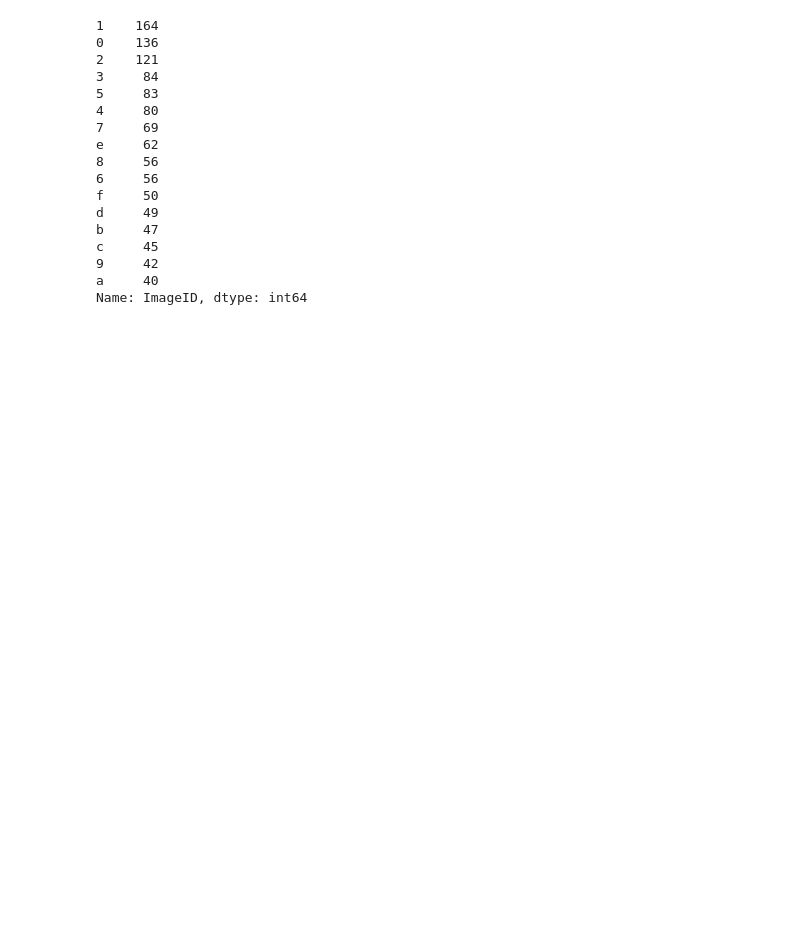
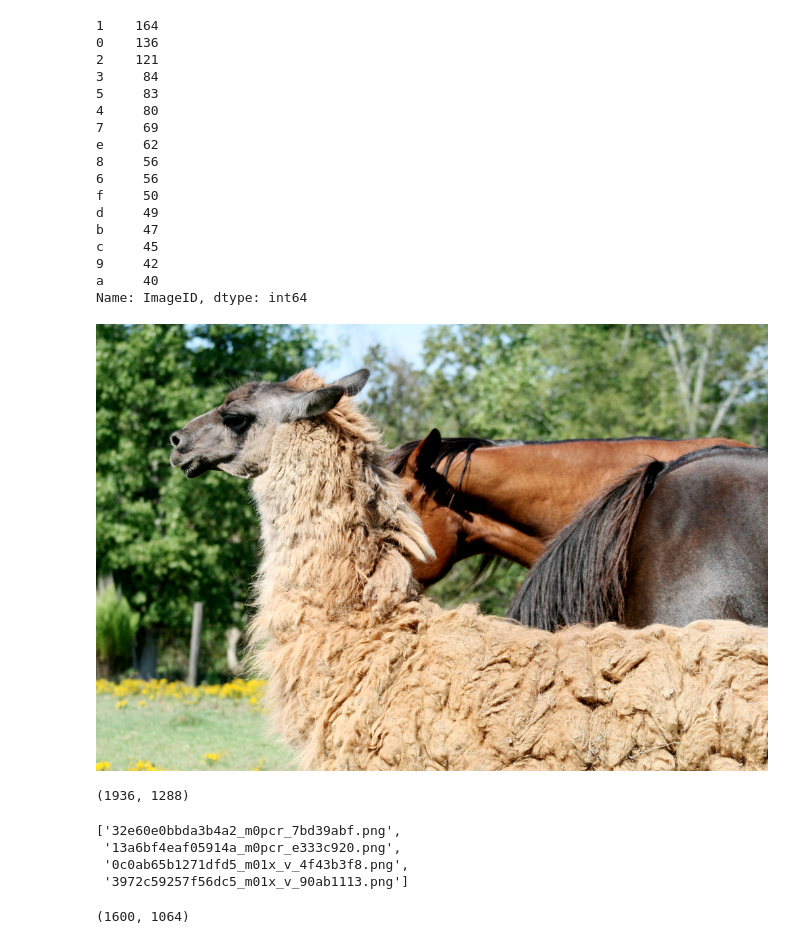
Before and after one commit to Lyrical-Tokarev/gllamar, a Jupyter notebook: data/processing-notebooks/check-openimages-and-load-alpacas.ipynb, the cells around one changed output. Drawn from its saved outputs; the diff is of its cells as text; code cells hidden in the pictures; blank space fills up the shorter version.

Commit message:
update annotation file

```diff
--- a/data/processing-notebooks/check-openimages-and-load-alpacas.ipynb
+++ b/data/processing-notebooks/check-openimages-and-load-alpacas.ipynb
@@ -269,4 +267,7 @@ df.loc[paths.apply(lambda x: os.path.exists(x)), 'original_path'] = paths
 # %%
 paths = df.ImageID.apply(lambda x: os.path.join(savedir, x+"_small.png"))
 df.loc[paths.apply(lambda x: os.path.exists(x)), 'small_path'] = paths
+# %%
+paths = df.ImageID.apply(lambda x: os.path.join("../camelids2", x + ".jpg"))
+df.loc[paths.apply(lambda x: os.path.exists(x)), 'ds_path'] = paths
 # %%
@@ -307,0 +311,5 @@ Name: ImageID, dtype: int64
+# %%
+ds_path = df.loc[0, "ds_path"]
+small_path = df.loc[0, "small_path"]
+original_path = df.loc[0, "original_path"]
+mask_path = df.loc[0, "MaskPath"]
@@ -307,0 +318,15 @@ Name: ImageID, dtype: int64
+# %%
+Image.open(ds_path)#.size
+# %% [output]
+[figure, added]
+# %%
+Image.open(original_path).size
+# %% [output]
+(1936, 1288)
+# %%
+os.listdir("../raw-openimages/annotations/correct-masks")[:4]
+# %% [output]
+['32e60e0bbda3b4a2_m0pcr_7bd39abf.png',
+ '13a6bf4eaf05914a_m0pcr_e333c920.png',
+ '0c0ab65b1271dfd5_m01x_v_4f43b3f8.png',
+ '3972c59257f56dc5_m01x_v_90ab1113.png']
@@ -307,0 +335,4 @@ Name: ImageID, dtype: int64
+# %%
+Image.open(mask).size
+# %% [output]
+(1600, 1064)
```
Also changed, not shown: parts of 6 cells of this notebook, 1 other file.
